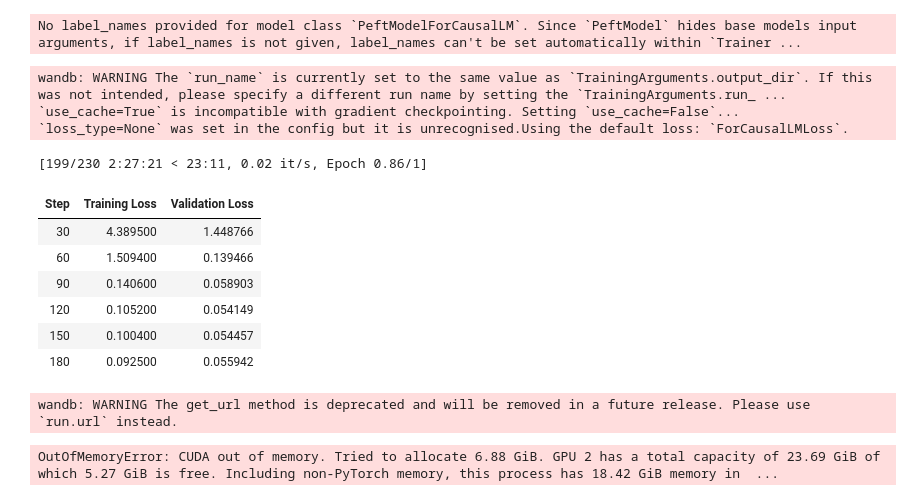
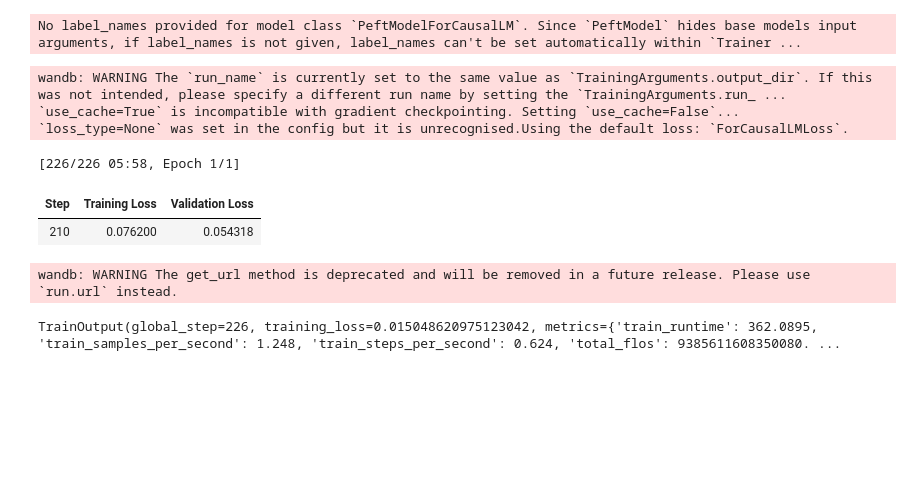
Before and after one commit to tmdeptrai/ContextFire-VLM, a Jupyter notebook: fine_tune_qwen2_5vl.ipynb, the cells around one changed output. Cells and saved outputs as stored; diff of their text form; code cells hidden in the pictures; blank space fills up the shorter version.

```diff
--- a/fine_tune_qwen2_5vl.ipynb
+++ b/fine_tune_qwen2_5vl.ipynb
@@ -90,7 +90,7 @@ def format_data(sample):
 import pandas as pd
 # Load the dataset
 train_df = pd.read_csv("labels_v2.csv")
-val_df = pd.read_csv("val_labels.csv")
+val_df = pd.read_csv("val_labels_shortened.csv")
 test_df = pd.read_csv("test_labels.csv")
 
 print(f"Train size: {len(train_df)}, Val size: {len(val_df)}, Test size: {len(test_df)}")
@@ -190,0 +184,27 @@ trainable params: 1,843,200 || all params: 3,756,466,176 || trainable%: 0.0491
+# %%
+from peft import LoraConfig, get_peft_model , prepare_model_for_kbit_training
+
+model = prepare_model_for_kbit_training(model)
+for name, param in model.named_parameters():
+    if "visual" in name and param.dtype.is_floating_point:
+        param.requires_grad = True
+
+# Configure LoRA
+peft_config = LoraConfig(
+    lora_alpha=16,
+    lora_dropout=0.05,
+    r=8,
+    bias="none",
+    target_modules=["q_proj", "k_proj", "v_proj", "o_proj",
+                    "up_proj", "down_proj", "gate_proj",
+                    "patch_embed.proj",   # Vision embedding
+                    "attn.proj"],          # Vision self-attn output
+    task_type="CAUSAL_LM",
+)
+
+
+# Apply PEFT model adaptation
+peft_model = get_peft_model(model, peft_config)
+
+# Print trainable parameters
+peft_model.print_trainable_parameters()
@@ -193,7 +215,7 @@ from trl import SFTConfig
 
 # Configure training arguments
 training_args = SFTConfig(
-    output_dir="qwen2-7b-instruct-trl-sft-NEW",  # Directory to save the model
+    output_dir="qwen2-7b-instruct-trl-sft-VISION-ENCODER",  # Directory to save the model
     num_train_epochs=1,  # Number of training epochs
     per_device_train_batch_size=1,  # Batch size for training
     per_device_eval_batch_size=1,  # Batch size for evaluation
@@ -292,18 +313,13 @@ trainer = SFTTrainer(
 # %% [output]
 No label_names provided for model class `PeftModelForCausalLM`. Since `PeftModel` hides base models input arguments, if label_names is not given, label_names can't be set automatically within `Trainer ...
 # %%
-trainer.train()
+trainer.train(resume_from_checkpoint=True)
 # %% [output]
 wandb: WARNING The `run_name` is currently set to the same value as `TrainingArguments.output_dir`. If this was not intended, please specify a different run name by setting the `TrainingArguments.run_ ...
 `use_cache=True` is incompatible with gradient checkpointing. Setting `use_cache=False`...
 `loss_type=None` was set in the config but it is unrecognised.Using the default loss: `ForCausalLMLoss`.
-[199/230 2:27:21 < 23:11, 0.02 it/s, Epoch 0.86/1]
+[226/226 05:58, Epoch 1/1]
 | Step | Training Loss | Validation Loss |
-| 30 | 4.389500 | 1.448766 |
-| 60 | 1.509400 | 0.139466 |
-| 90 | 0.140600 | 0.058903 |
-| 120 | 0.105200 | 0.054149 |
-| 150 | 0.100400 | 0.054457 |
-| 180 | 0.092500 | 0.055942 |
+| 210 | 0.076200 | 0.054318 |
 wandb: WARNING The get_url method is deprecated and will be removed in a future release. Please use `run.url` instead.
-OutOfMemoryError: CUDA out of memory. Tried to allocate 6.88 GiB. GPU 2 has a total capacity of 23.69 GiB of which 5.27 GiB is free. Including non-PyTorch memory, this process has 18.42 GiB memory in  ...
+TrainOutput(global_step=226, training_loss=0.015048620975123042, metrics={'train_runtime': 362.0895, 'train_samples_per_second': 1.248, 'train_steps_per_second': 0.624, 'total_flos': 9385611608350080. ...
```
Also changed, not shown: parts of 7 cells of this notebook, 7 other files.
